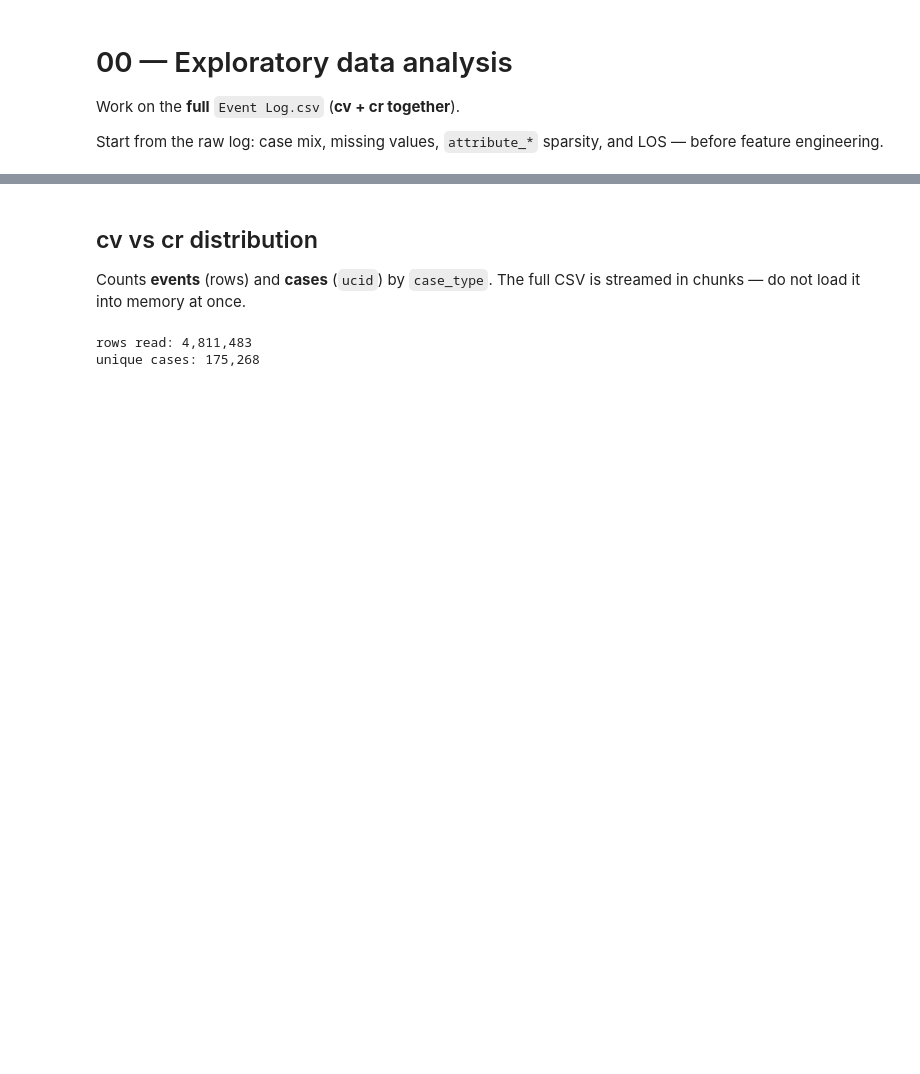
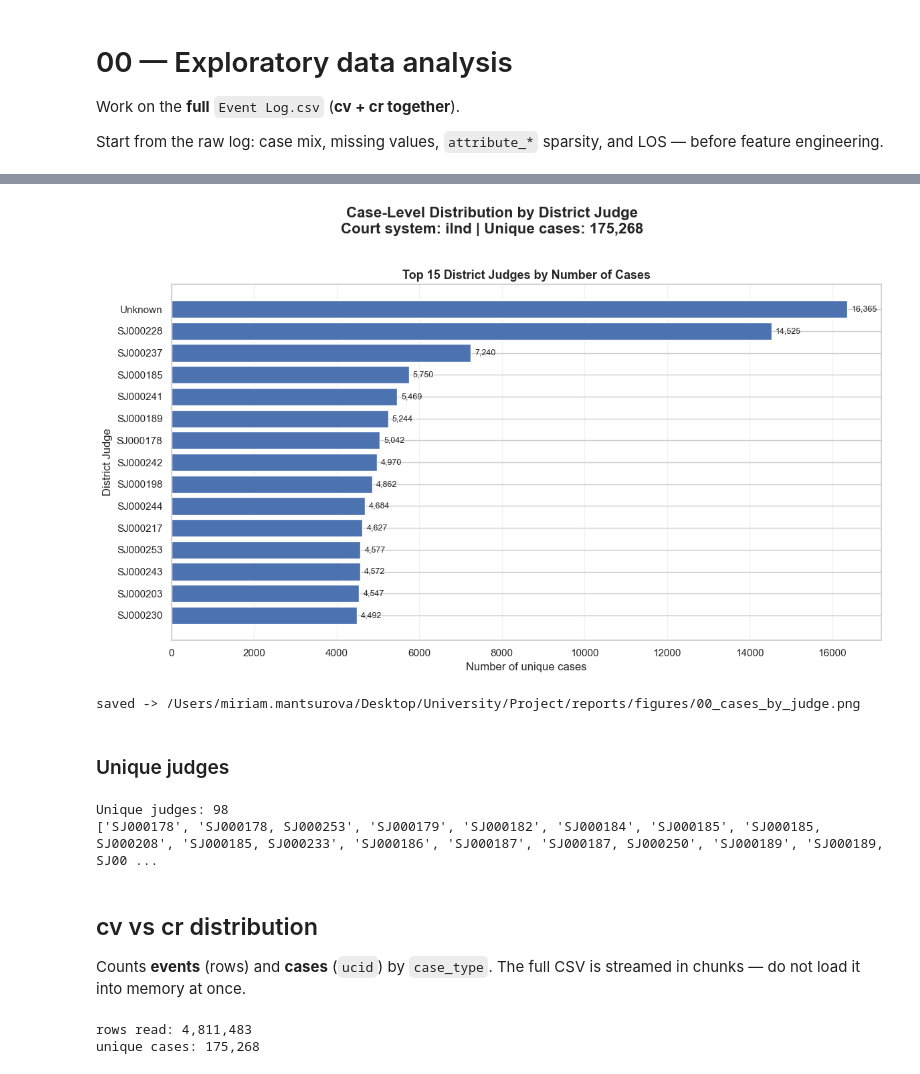
Before and after one commit to mariiamantsurova/federal-court-complexity, a Jupyter notebook: notebooks/00_eda.ipynb, the cells around one changed output, grey strips where cells are left out. Drawn from its saved outputs; the diff is of its cells as text; code cells hidden in the pictures; blank space fills up the shorter version.

```diff
--- a/notebooks/00_eda.ipynb
+++ b/notebooks/00_eda.ipynb
@@ -25,3 +31,61 @@ SAMPLE_ROWS: int | None = None
+# %%
+TOP_N = 15
+
+fig, ax = plt.subplots(figsize=(12, 7))
+fig.patch.set_facecolor("white")
+
+top_judges = judge_counts.head(TOP_N).iloc[::-1]
+
+bars = ax.barh(top_judges.index, top_judges.values)
+
+ax.set_title(f"Top {TOP_N} District Judges by Number of Cases", fontsize=13, weight="bold")
+ax.set_xlabel("Number of unique cases")
+ax.set_ylabel("District Judge")
+ax.grid(axis="x", alpha=0.25)
+
+for bar in bars:
+    width = bar.get_width()
+    ax.text(
+        width + 100,
+        bar.get_y() + bar.get_height() / 2,
+        f"{int(width):,}",
+        va="center",
+        fontsize=9,
+    )
+
+system_name = system_counts.index[0]
+
+fig.suptitle(
+    f"Case-Level Distribution by District Judge\n"
+    f"Court system: {system_name} | Unique cases: {n_cases:,}",
+    fontsize=16,
+    weight="bold",
+    y=1.02,
+)
+
+fig.tight_layout()
+
+out = FIG_DIR / "00_cases_by_judge.png"
+fig.savefig(out, dpi=150, bbox_inches="tight")
+plt.show()
+
+print(f"saved -> {out}")
+# %% [output]
+[figure, added]
+saved -> /Users/miriam.mantsurova/Desktop/University/Project/reports/figures/00_cases_by_judge.png
+# %% [markdown]
+### Unique judges
+# %%
+unique_judges = set()
+
+for chunk in pd.read_csv(EVENT_LOG, chunksize=500_000, low_memory=False):
+    unique_judges.update(chunk["District_Judge"].dropna().unique())
+
+print(f"Unique judges: {len(unique_judges)}")
+print(sorted(unique_judges))
+# %% [output]
+Unique judges: 98
+['SJ000178', 'SJ000178, SJ000253', 'SJ000179', 'SJ000182', 'SJ000184', 'SJ000185', 'SJ000185, SJ000208', 'SJ000185, SJ000233', 'SJ000186', 'SJ000187', 'SJ000187, SJ000250', 'SJ000189', 'SJ000189, SJ00 ...
 # %% [markdown]
 ## cv vs cr distribution
 
```
Also changed, not shown: parts of 12 cells of this notebook, 21 other files.
